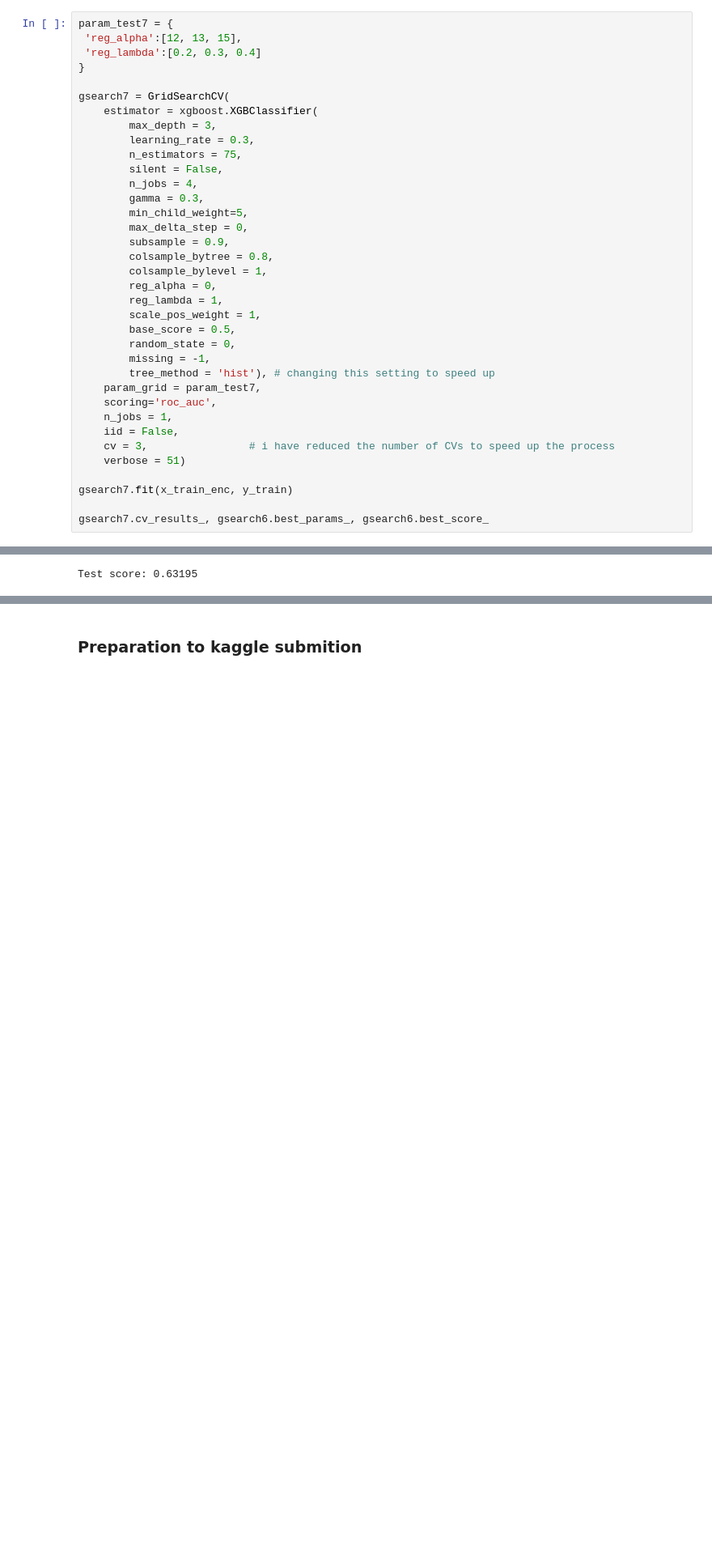
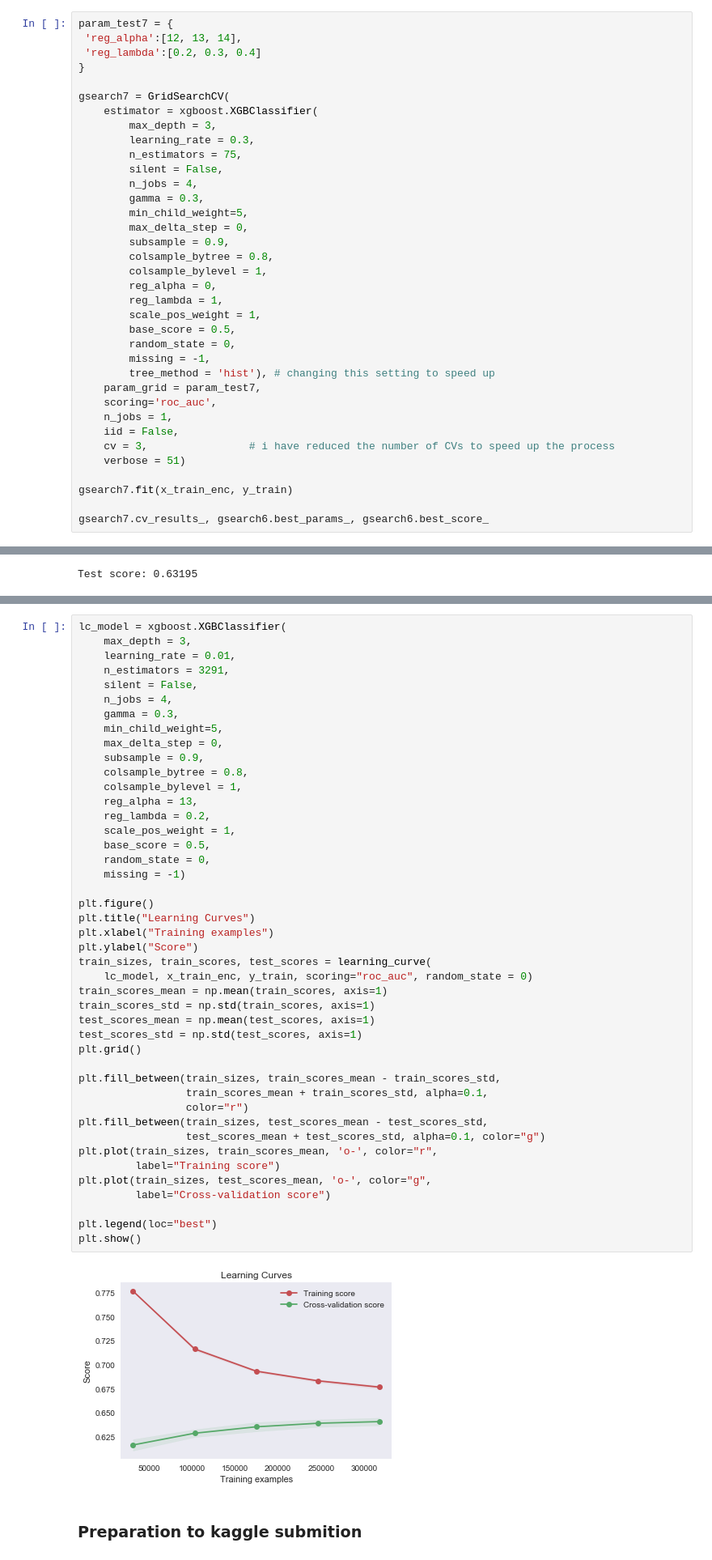
Before and after one commit to rtpaulino/mlnd_capstone, a Jupyter notebook: PortoSeguro.ipynb, the cells around one changed output, grey strips where cells are left out. Shown at 81% size. Cells and saved outputs as stored; diff of their text form; blank space fills up the shorter version.

```diff
--- a/PortoSeguro.ipynb
+++ b/PortoSeguro.ipynb
@@ -1075,7 +1079,7 @@ Fitting 3 folds for each of 12 candidates, totalling 36 fits
  0.63811793639577263)
 # %%
 param_test7 = {
- 'reg_alpha':[12, 13, 15],
+ 'reg_alpha':[12, 13, 14],
  'reg_lambda':[0.2, 0.3, 0.4]
 }
 
@@ -1258,3 +1266,49 @@ Test score: 0.63195
+# %%
+lc_model = xgboost.XGBClassifier(
+    max_depth = 3,
+    learning_rate = 0.01,
+    n_estimators = 3291,
+    silent = False,
+    n_jobs = 4,
+    gamma = 0.3,
+    min_child_weight=5,
+    max_delta_step = 0,
+    subsample = 0.9,
+    colsample_bytree = 0.8,
+    colsample_bylevel = 1,
+    reg_alpha = 13,
+    reg_lambda = 0.2,
+    scale_pos_weight = 1,
+    base_score = 0.5,
+    random_state = 0,
+    missing = -1)
+
+plt.figure()
+plt.title("Learning Curves")
+plt.xlabel("Training examples")
+plt.ylabel("Score")
+train_sizes, train_scores, test_scores = learning_curve(
+    lc_model, x_train_enc, y_train, scoring="roc_auc", random_state = 0)
+train_scores_mean = np.mean(train_scores, axis=1)
+train_scores_std = np.std(train_scores, axis=1)
+test_scores_mean = np.mean(test_scores, axis=1)
+test_scores_std = np.std(test_scores, axis=1)
+plt.grid()
+
+plt.fill_between(train_sizes, train_scores_mean - train_scores_std,
+                 train_scores_mean + train_scores_std, alpha=0.1,
+                 color="r")
+plt.fill_between(train_sizes, test_scores_mean - test_scores_std,
+                 test_scores_mean + test_scores_std, alpha=0.1, color="g")
+plt.plot(train_sizes, train_scores_mean, 'o-', color="r",
+         label="Training score")
+plt.plot(train_sizes, test_scores_mean, 'o-', color="g",
+         label="Cross-validation score")
+
+plt.legend(loc="best")
+plt.show()
+# %% [output]
+[figure, added]
 # %% [markdown]
 ### Preparation to kaggle submition
 # %%
```
Also changed, not shown: parts of 12 cells of this notebook, 1 other file.
